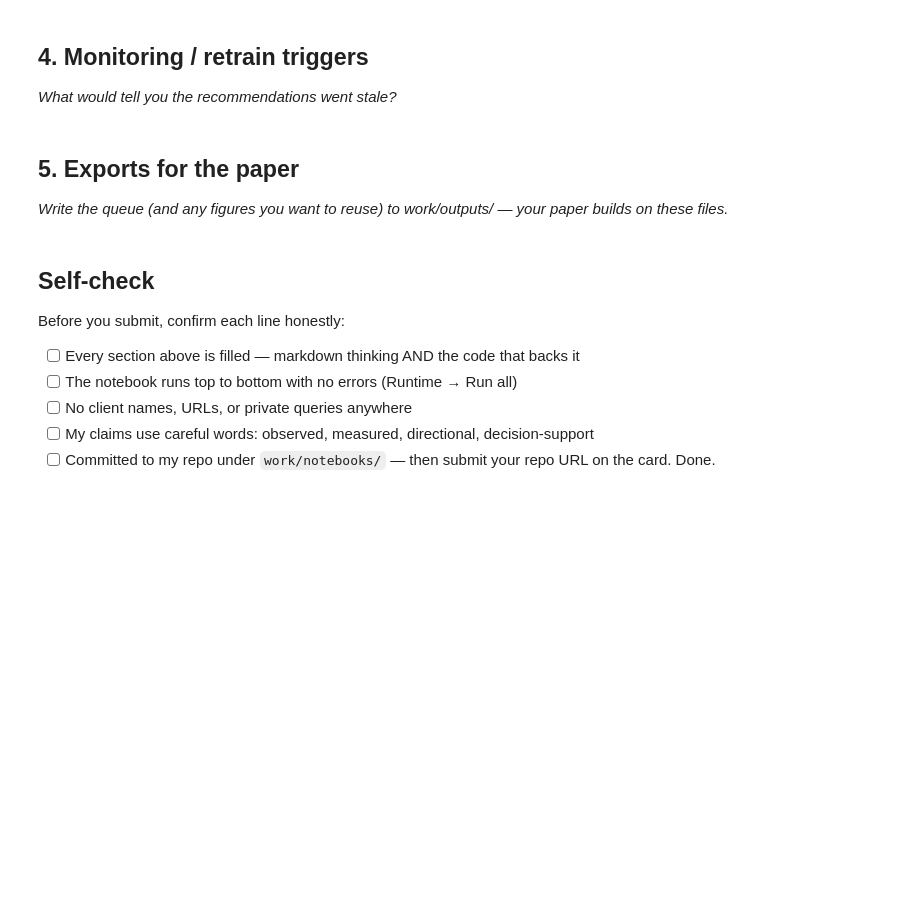
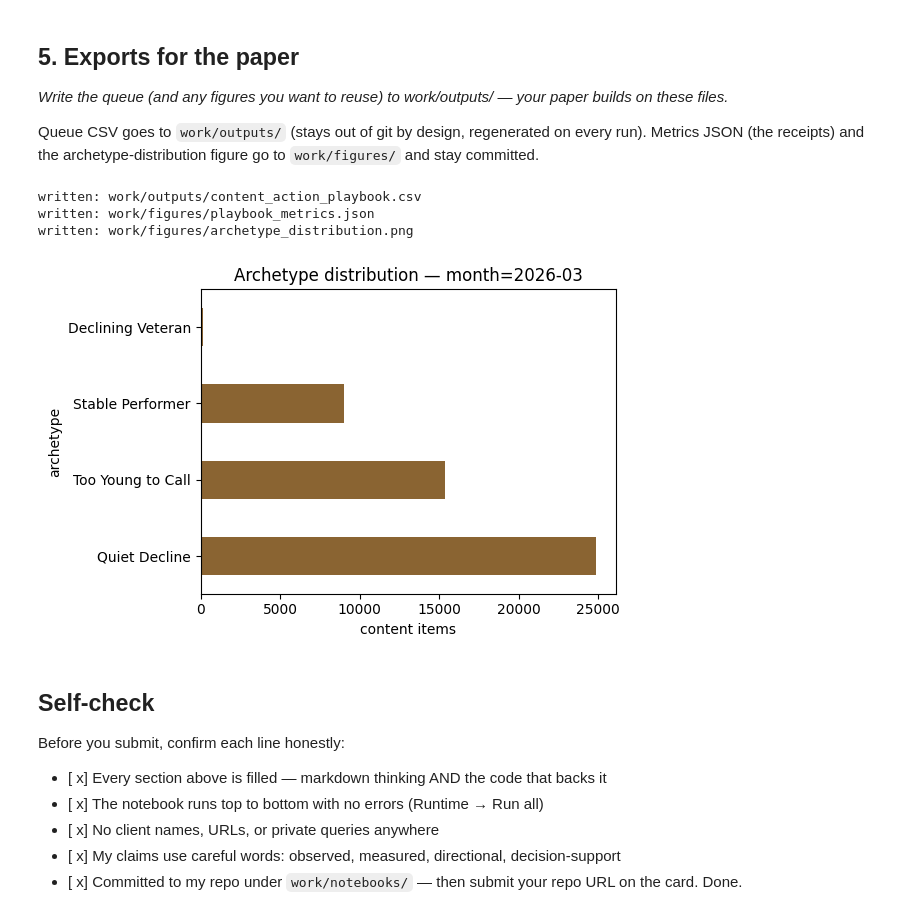
Before and after one commit to CevdetSatarr/FlyRank-intern, a Jupyter notebook: work/notebooks/w07_action_playbook.ipynb, the cells around one changed output. Cells and saved outputs as stored; diff of their text form; code cells hidden in the pictures; blank space fills up the shorter version.

```diff
--- a/work/notebooks/w07_action_playbook.ipynb
+++ b/work/notebooks/w07_action_playbook.ipynb
@@ -27,7 +166,3 @@ This skeleton is yours to fill. Work the sections **in order** — each one has
 # %%
 # This cell is for CODE (numbers, a query, a check).
 # Write your text answer in the cell ABOVE this one — typing sentences here breaks Run All.
-# %% [markdown]
-## 4. Monitoring / retrain triggers
-
-*What would tell you the recommendations went stale?*
@@ -38,3 +170,5 @@ This skeleton is yours to fill. Work the sections **in order** — each one has
 ## 5. Exports for the paper
 
 *Write the queue (and any figures you want to reuse) to work/outputs/ — your paper builds on these files.*
+
+Queue CSV goes to `work/outputs/` (stays out of git by design, regenerated on every run). Metrics JSON (the receipts) and the archetype-distribution figure go to `work/figures/` and stay committed.
@@ -44,10 +175,52 @@ This skeleton is yours to fill. Work the sections **in order** — each one has
+# %%
+import os
+import matplotlib.pyplot as plt
+
+os.makedirs('work/outputs', exist_ok=True)
+os.makedirs('work/figures', exist_ok=True)
+
+# --- Queue CSV (not committed, regenerated) ---
+queue_cols = ['client_hash_id', 'content_hash_id', 'archetype', 'action', 'reason_code',
+              'decline_probability', 'gsc_impressions', 'gsc_avg_position', 'content_age_days',
+              'priority_score']
+queue[queue_cols].to_csv('work/outputs/content_action_playbook.csv', index=False)
+print('written: work/outputs/content_action_playbook.csv')
+
+# --- Metrics JSON (the receipts — committed) ---
+metrics = {
+    'month': '2026-03',
+    'n_scored': int(len(base)),
+    'n_clients': int(base['client_hash_id'].nunique()),
+    'population_decline_rate': round(float(base['is_declining'].mean()), 3),
+    'archetype_counts': base['archetype'].value_counts().to_dict(),
+    'grouped_split_precision_at_20': 0.90,   # from ML-09's executed comparison table
+    'grouped_split_test_rows': 1213,          # from ML-09
+    'note': 'Directional decision-support numbers, single month, small client-group split — see Section 2 limits.',
+}
+with open('work/figures/playbook_metrics.json', 'w') as f:
+    json.dump(metrics, f, indent=2)
+print('written: work/figures/playbook_metrics.json')
+
+# --- Figure: archetype distribution ---
+fig, ax = plt.subplots(figsize=(6, 4))
+base['archetype'].value_counts().plot(kind='barh', ax=ax, color='#8A6432')
+ax.set_xlabel('content items')
+ax.set_title('Archetype distribution — month=2026-03')
+plt.tight_layout()
+plt.savefig('work/figures/archetype_distribution.png', dpi=150)
+print('written: work/figures/archetype_distribution.png')
+# %% [output]
+written: work/outputs/content_action_playbook.csv
+written: work/figures/playbook_metrics.json
+written: work/figures/archetype_distribution.png
+[figure, added]
 # %% [markdown]
 ## Self-check
 
 Before you submit, confirm each line honestly:
 
-- [ ] Every section above is filled — markdown thinking AND the code that backs it
-- [ ] The notebook runs top to bottom with no errors (Runtime → Run all)
-- [ ] No client names, URLs, or private queries anywhere
-- [ ] My claims use careful words: observed, measured, directional, decision-support
-- [ ] Committed to my repo under `work/notebooks/` — then submit your repo URL on the card. Done.
+- [ x] Every section above is filled — markdown thinking AND the code that backs it
+- [ x] The notebook runs top to bottom with no errors (Runtime → Run all)
+- [ x] No client names, URLs, or private queries anywhere
+- [ x] My claims use careful words: observed, measured, directional, decision-support
+- [ x] Committed to my repo under `work/notebooks/` — then submit your repo URL on the card. Done.
```
Also changed, not shown: parts of 15 cells of this notebook.
